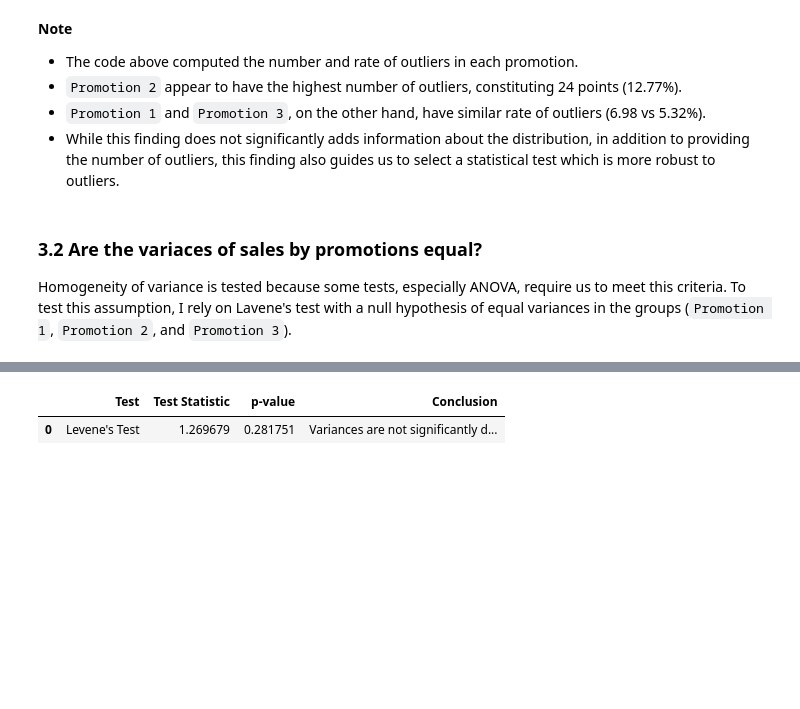
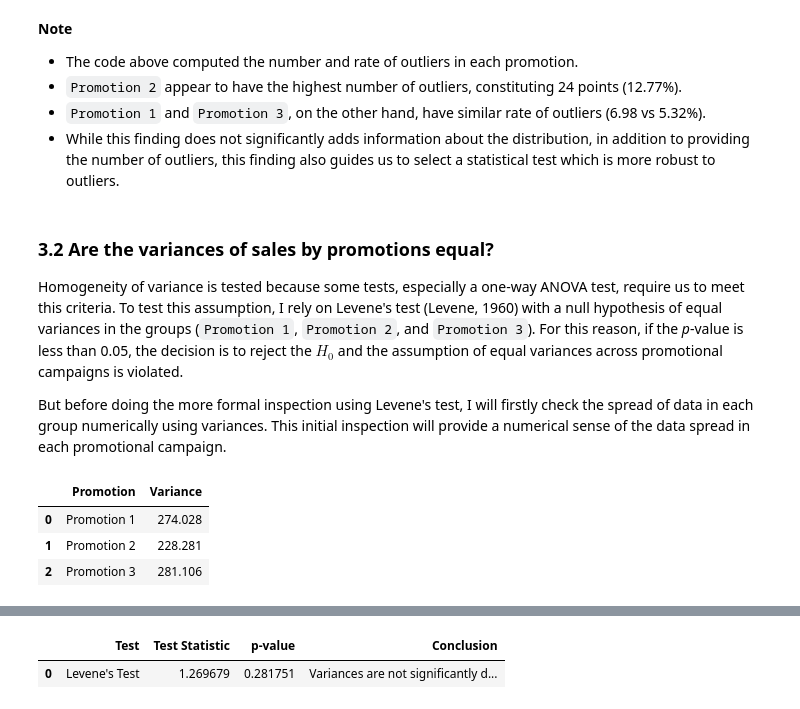
Before and after one commit to LingAdeu/ab-testing-campaign-effectiveness, a Jupyter notebook: notebook/workspace.ipynb, the cells around one changed output, grey strips where cells are left out. Cells and saved outputs as stored; diff of their text form; code cells hidden in the pictures; blank space fills up the shorter version.

Commit message:
Editing homoscedasticity assumption

```diff
--- a/notebook/workspace.ipynb
+++ b/notebook/workspace.ipynb
@@ -170,5 +167,15 @@ The number of outliers in 'Promotion 3' is 10 or 5.32% of the total data (188 ro
 - `Promotion 1` and `Promotion 3`, on the other hand, have similar rate of outliers (6.98 vs 5.32%).
 - While this finding does not significantly adds information about the distribution, in addition to providing the number of outliers, this finding also guides us to select a statistical test which is more robust to outliers.
 # %% [markdown]
-### **3.2 Are the variaces of sales by promotions equal?**
-Homogeneity of variance is tested because some tests, especially ANOVA, require us to meet this criteria. To test this assumption, I rely on Lavene's test with a null hypothesis of equal variances in the groups (`Promotion 1`, `Promotion 2`, and `Promotion 3`).
+### **3.2 Are the variances of sales by promotions equal?**
+Homogeneity of variance is tested because some tests, especially a one-way ANOVA test, require us to meet this criteria. To test this assumption, I rely on Levene's test (Levene, 1960) with a null hypothesis of equal variances in the groups (`Promotion 1`, `Promotion 2`, and `Promotion 3`). For this reason, if the *p*-value is less than 0.05, the decision is to reject the $H_0$ and the assumption of equal variances across promotional campaigns is violated.
+
+But before doing the more formal inspection using Levene's test, I will firstly check the spread of data in each group numerically using variances. This initial inspection will provide a numerical sense of the data spread in each promotional campaign.
+# %%
+# get variance of each group
+df.groupby('Promotion')['SalesInThousands'].var().reset_index(name='Variance').round(3)
+# %% [output]
+|  | Promotion | Variance |
+| 0 | Promotion 1 | 274.028 |
+| 1 | Promotion 2 | 228.281 |
+| 2 | Promotion 3 | 281.106 |
```
Also changed, not shown: parts of 13 cells of this notebook, 1 other file.
